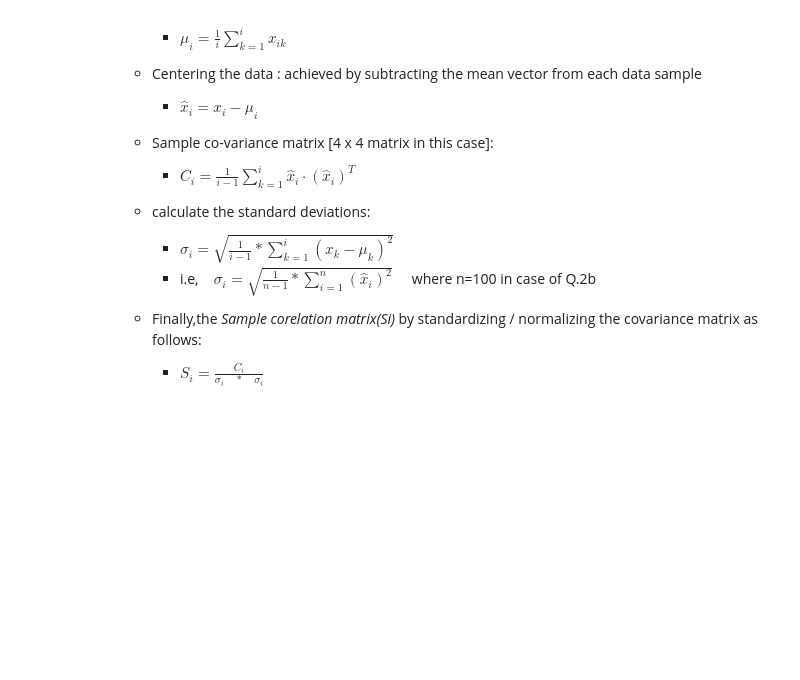
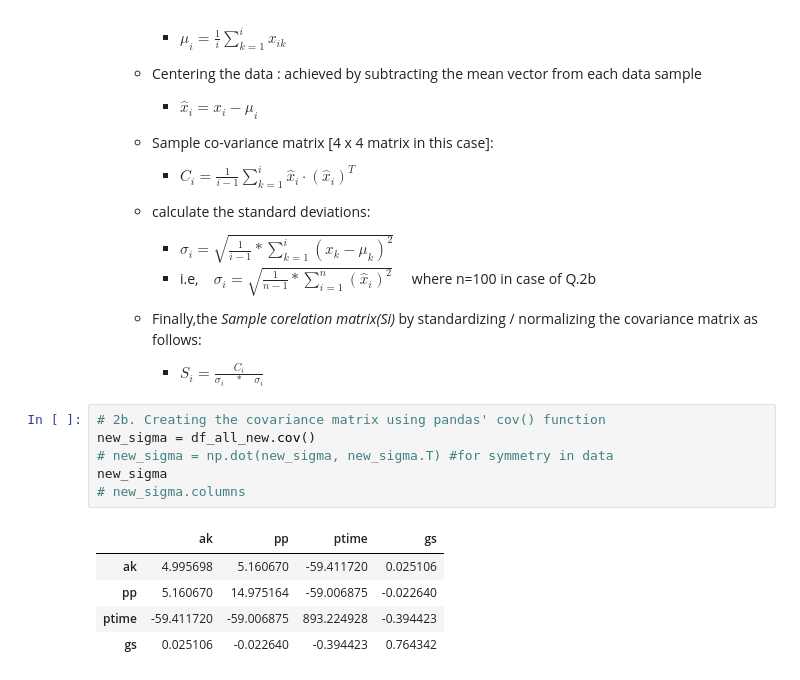
Before and after one commit to bananighosh/Fall-2023-NYU-AI, a Jupyter notebook: assignment_1/Copy_of_CS_GY661_AI_Probability_Assignment.ipynb, the cells around one changed output. Drawn from its saved outputs; the diff is of its cells as text; blank space fills up the shorter version.

```diff
--- a/assignment_1/Copy_of_CS_GY661_AI_Probability_Assignment.ipynb
+++ b/assignment_1/Copy_of_CS_GY661_AI_Probability_Assignment.ipynb
@@ -213,3 +245,15 @@ plot.show()
 
     - Finally,the *Sample corelation matrix(Si)* by standardizing / normalizing the covariance matrix as follows:
         - $S_{i} = \frac{C_{i}} {\sigma_{i} \quad * \quad \sigma_{i}}$
+# %%
+# 2b. Creating the covariance matrix using pandas' cov() function
+new_sigma = df_all_new.cov()
+# new_sigma = np.dot(new_sigma, new_sigma.T) #for symmetry in data
+new_sigma
+# new_sigma.columns
+# %% [output]
+|  | ak | pp | ptime | gs |
+| ak | 4.995698 | 5.160670 | -59.411720 | 0.025106 |
+| pp | 5.160670 | 14.975164 | -59.006875 | -0.022640 |
+| ptime | -59.411720 | -59.006875 | 893.224928 | -0.394423 |
+| gs | 0.025106 | -0.022640 | -0.394423 | 0.764342 |
```
Also changed, not shown: parts of 15 cells of this notebook.
